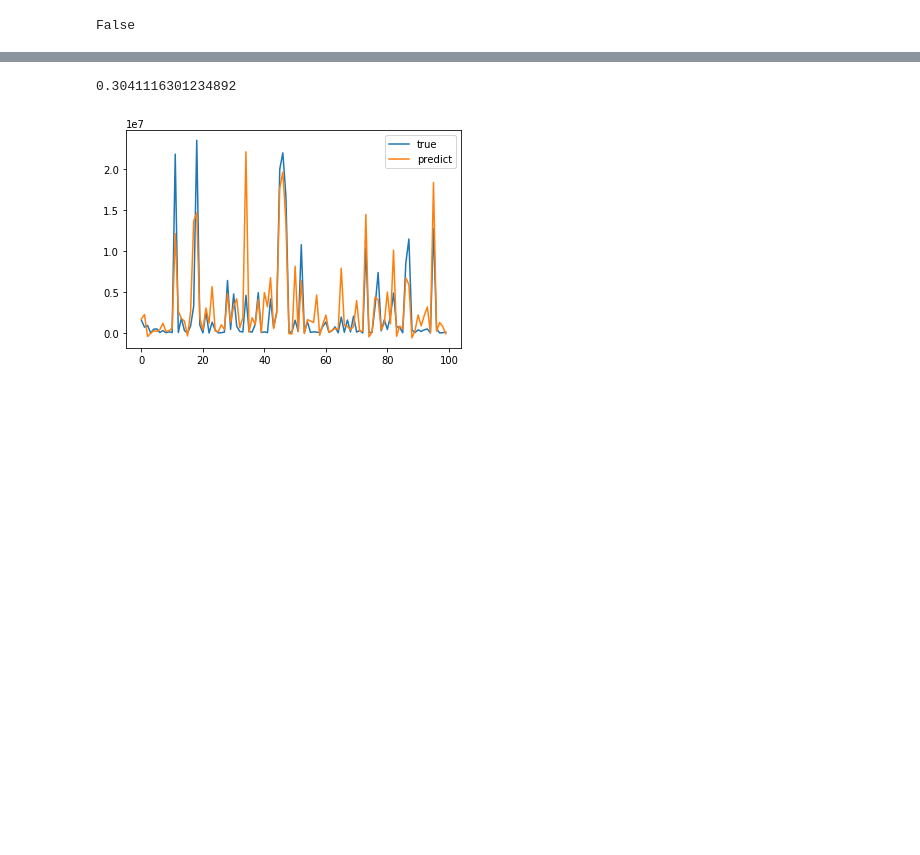
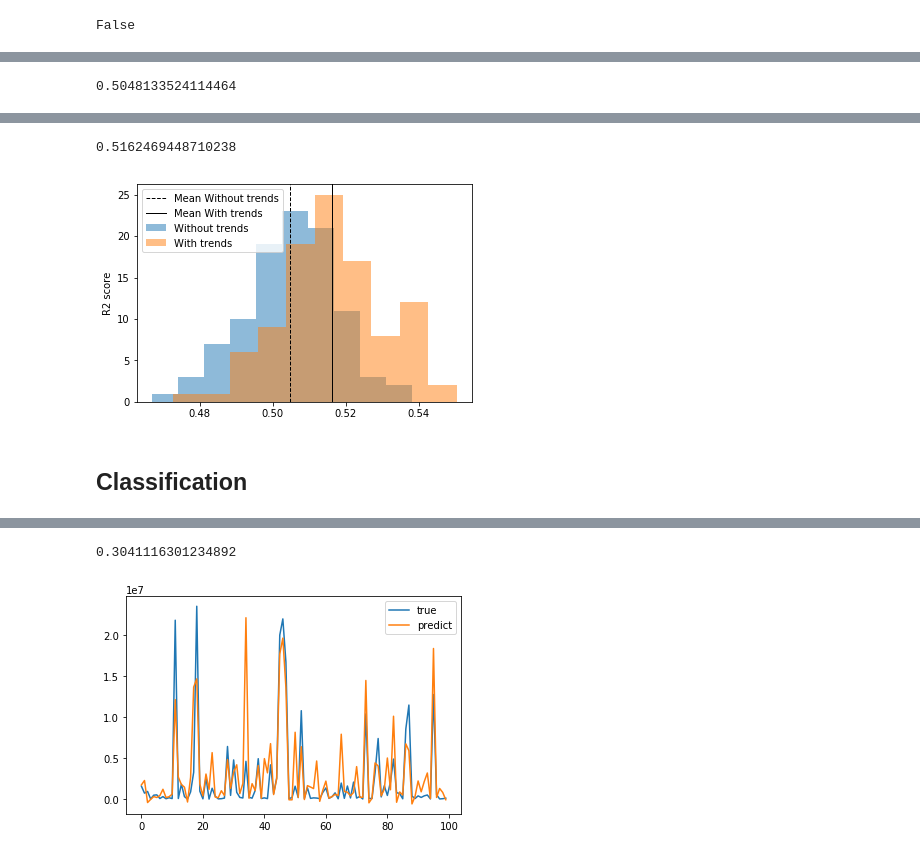
Before and after one commit to nikitakrutoy/MoviesIncomePrediction, a Jupyter notebook: MoviesDataset.ipynb, the cells around one changed output, grey strips where cells are left out. Saved outputs shown, nothing was run; the diff lists cells and outputs as text; code cells hidden in the pictures; blank space fills up the shorter version.

```diff
--- a/MoviesDataset.ipynb
+++ b/MoviesDataset.ipynb
@@ -257,0 +333,19 @@ np.random.seed(seed=42)
+# %%
+pf = PolynomialFeatures()
+# %%
+pf_features = ["budget"] + \
+    list(filter(lambda x: "pr_week" in x, X_w_trends.columns)) + \
+    list(filter(lambda x: "num" in x, X_w_trends.columns))
+# %%
+X_poly = np.hstack([
+    X_w_trends.drop(pf_features + ["title_uais"], axis=1).values,
+    pf.fit_transform(X_w_trends[pf_features])[:, 1:]
+])
+# %%
+compare_features(
+    X_w_trends.drop("title_uais", axis=1),
+    X_poly,
+    y=np.log(y),
+    label1="Without trends", label2="With trends"
+)
+# %% [output]
@@ -257,0 +353 @@ np.random.seed(seed=42)
+0.5048133524114464
@@ -257,0 +355,4 @@ np.random.seed(seed=42)
+0.5162469448710238
+[figure, added]
+# %% [markdown]
+## Classification
```
Also changed, not shown: parts of 36 cells of this notebook, 1 other file.
